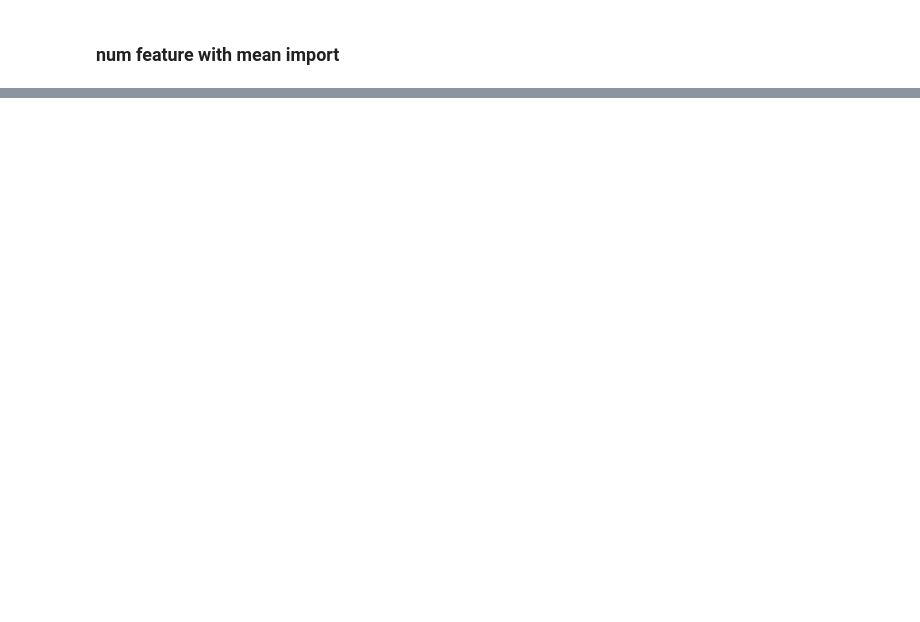
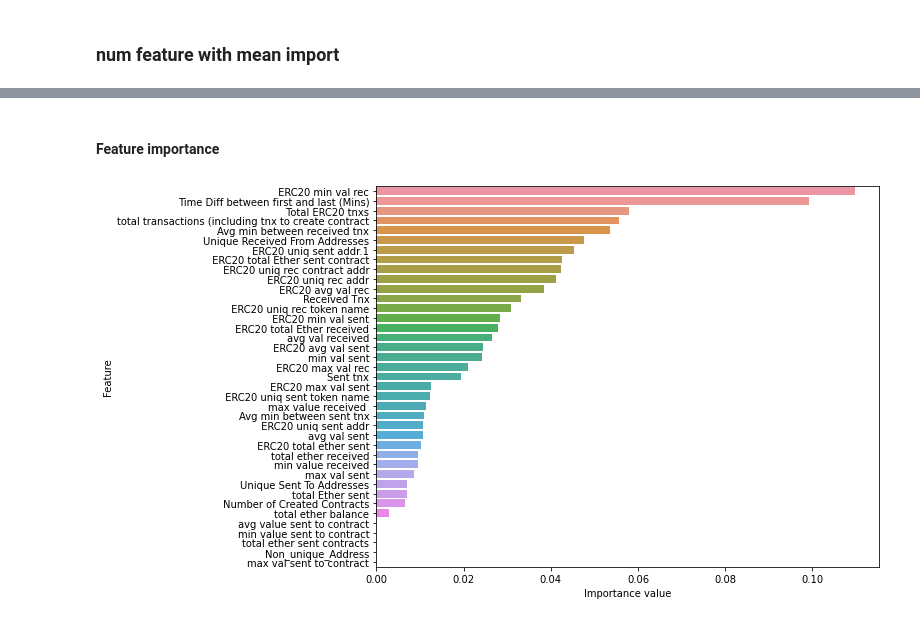
Before and after one commit to kuotuantuan/Fraud-Detection, a Jupyter notebook: Random Forest/ethereum-fraud-detection-eda-model-selection.ipynb, the cells around one changed output, grey strips where cells are left out. Drawn from its saved outputs; the diff is of its cells as text; code cells hidden in the pictures; blank space fills up the shorter version.

```diff
--- a/Random Forest/ethereum-fraud-detection-eda-model-selection.ipynb
+++ b/Random Forest/ethereum-fraud-detection-eda-model-selection.ipynb
@@ -474,0 +562,6 @@ Test shape:  (1965, 39) (1965,)
+# %% [markdown]
+#### Feature importance
+# %%
+plot_features_importance(df[num_feature_list+['FLAG']], best_model_RF.feature_importances_)
+# %% [output]
+[figure, added]
```
Also changed, not shown: parts of 11 cells of this notebook.
